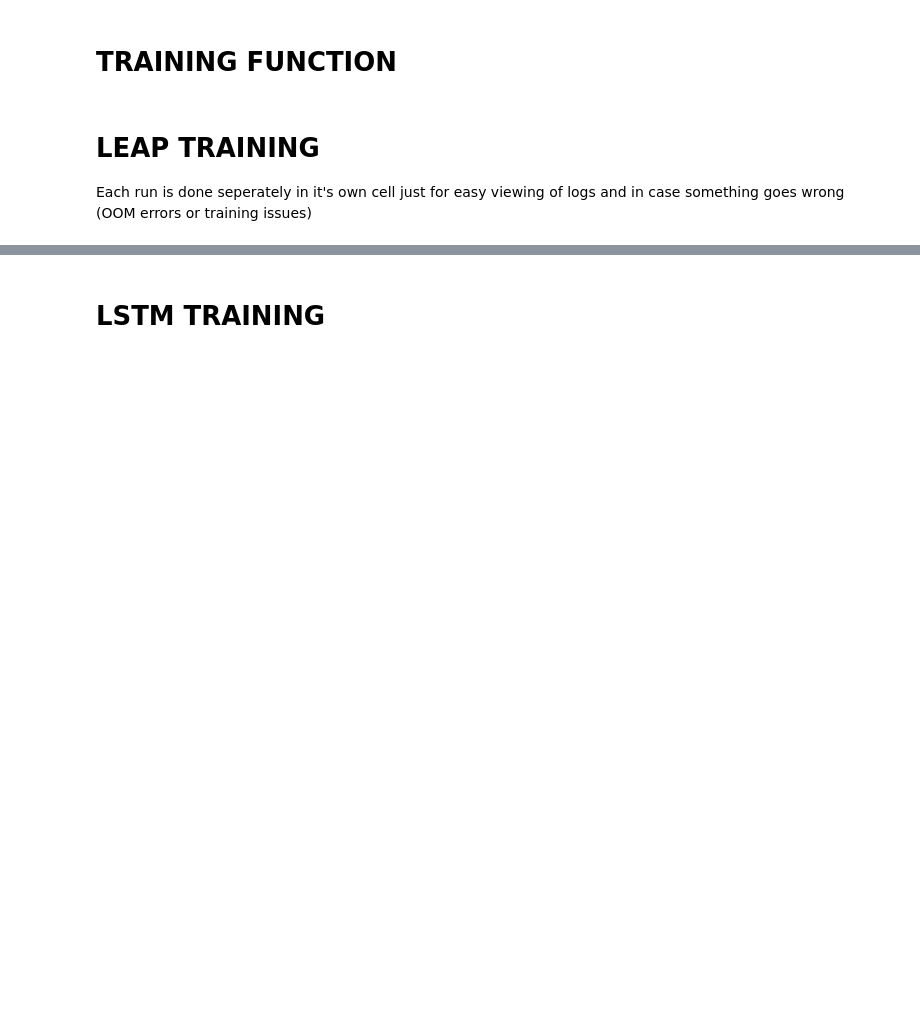
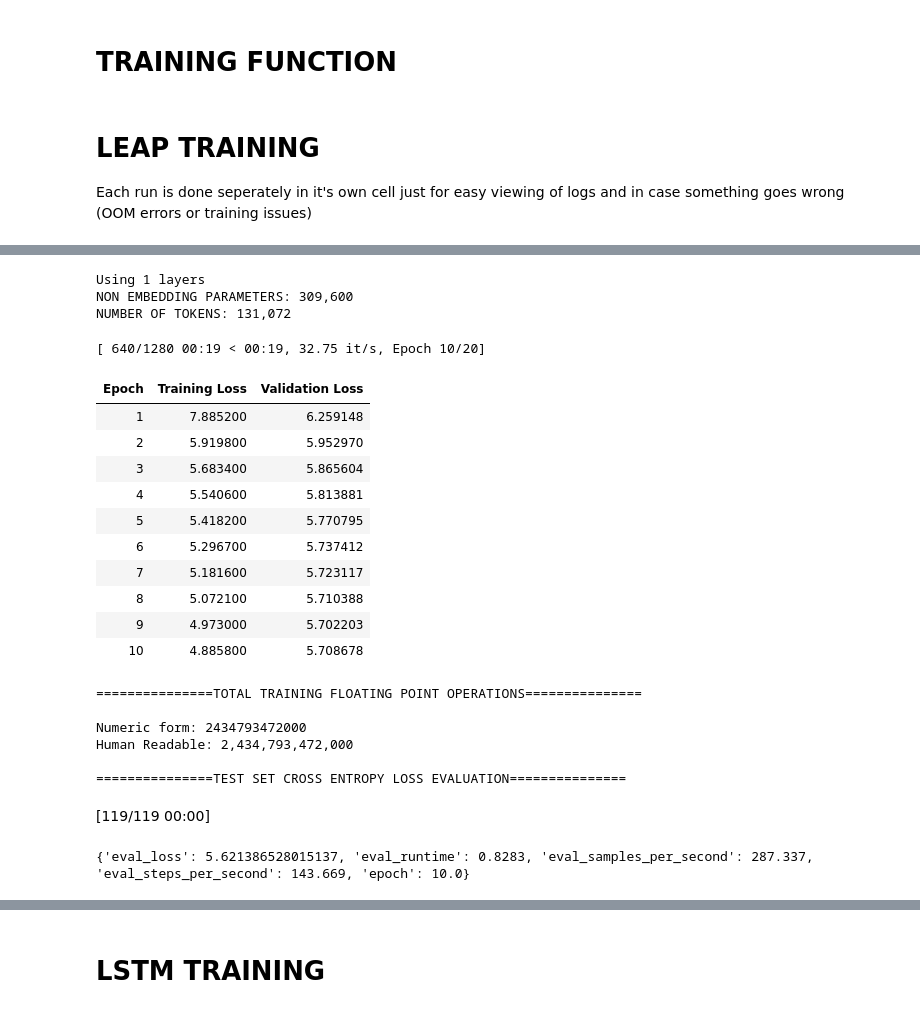
Before and after one commit to mtanghu/LEAP, a Jupyter notebook: Scaling.ipynb, the cells around one changed output, grey strips where cells are left out. Drawn from its saved outputs; the diff is of its cells as text; code cells hidden in the pictures; blank space fills up the shorter version.

```diff
--- a/Scaling.ipynb
+++ b/Scaling.ipynb
@@ -289,0 +558,26 @@ run_training(hidden_size = 620, n_head = 20)
+# %%
+run_training(hidden_size = 160, n_head = 2, gpt = True)
+# %% [output]
+Using 1 layers
+NON EMBEDDING PARAMETERS: 309,600
+NUMBER OF TOKENS: 131,072
+[ 640/1280 00:19 < 00:19, 32.75 it/s, Epoch 10/20]
+| Epoch | Training Loss | Validation Loss |
+| 1 | 7.885200 | 6.259148 |
+| 2 | 5.919800 | 5.952970 |
+| 3 | 5.683400 | 5.865604 |
+| 4 | 5.540600 | 5.813881 |
+| 5 | 5.418200 | 5.770795 |
+| 6 | 5.296700 | 5.737412 |
+| 7 | 5.181600 | 5.723117 |
+| 8 | 5.072100 | 5.710388 |
+| 9 | 4.973000 | 5.702203 |
+| 10 | 4.885800 | 5.708678 |
+===============TOTAL TRAINING FLOATING POINT OPERATIONS===============
+
+Numeric form: 2434793472000
+Human Readable: 2,434,793,472,000
+
+===============TEST SET CROSS ENTROPY LOSS EVALUATION===============
+[119/119 00:00]
+{'eval_loss': 5.621386528015137, 'eval_runtime': 0.8283, 'eval_samples_per_second': 287.337, 'eval_steps_per_second': 143.669, 'epoch': 10.0}
```
Also changed, not shown: parts of 36 cells of this notebook.
